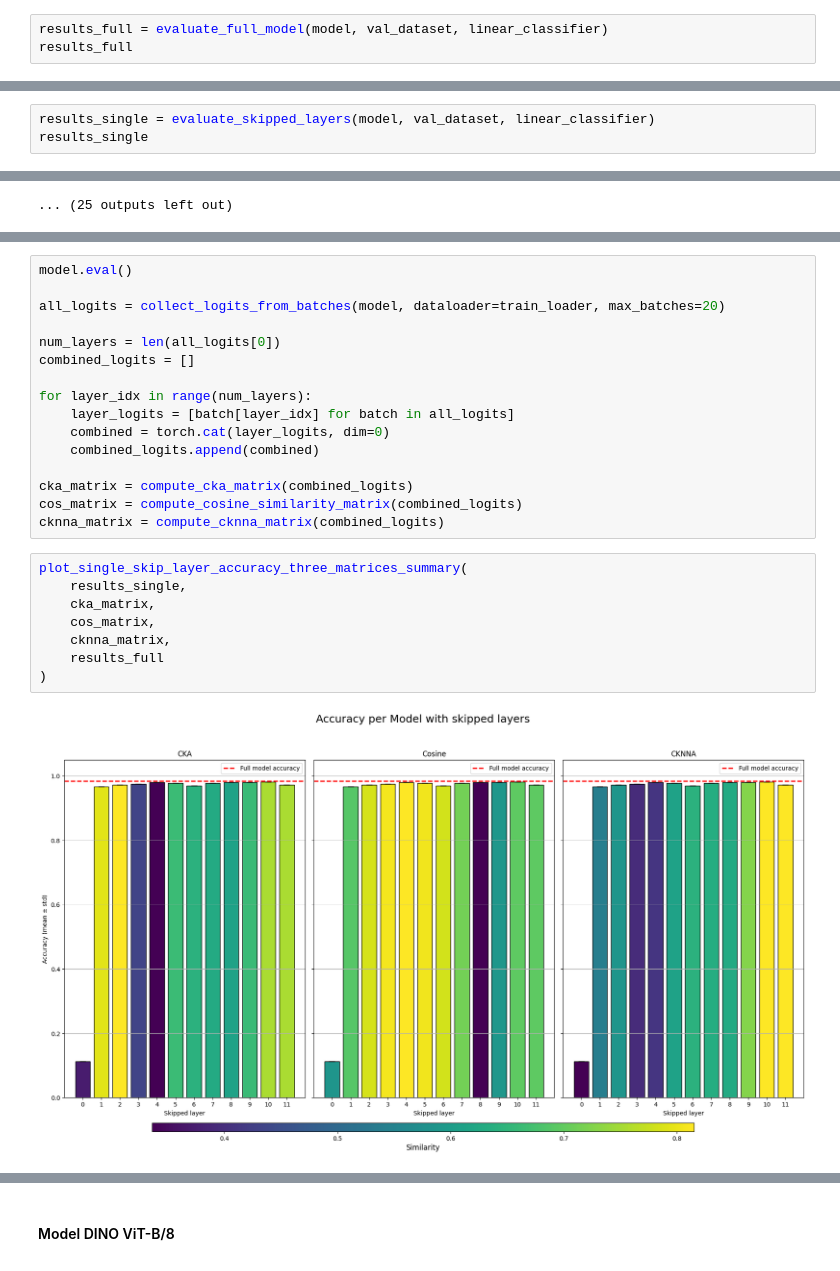
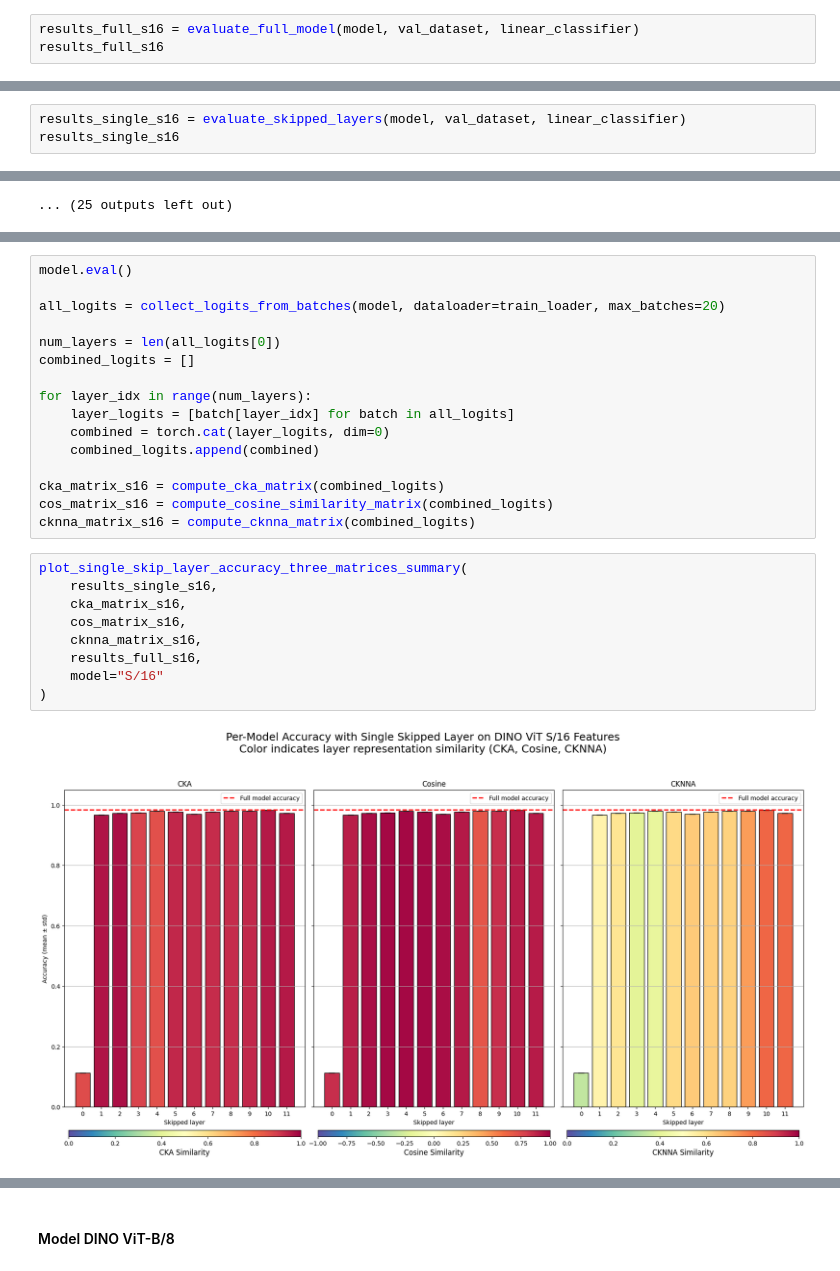
Before and after one commit to kwiatkowskaa/VisualLogitLens, a Jupyter notebook: notebooks/05_analysis_of_layer_skipping_dino_with_linear_probing.ipynb, the cells around one changed output, grey strips where cells are left out. Drawn from its saved outputs; the diff is of its cells as text.

```diff
--- a/notebooks/05_analysis_of_layer_skipping_dino_with_linear_probing.ipynb
+++ b/notebooks/05_analysis_of_layer_skipping_dino_with_linear_probing.ipynb
@@ -949,8 +1136,8 @@ VisionTransformer(
   (head): Identity()
 )
 # %%
-results_full = evaluate_full_model(model, val_dataset, linear_classifier)
-results_full
+results_full_s16 = evaluate_full_model(model, val_dataset, linear_classifier)
+results_full_s16
 # %% [output]
 [INFO] Evaluating full model...
 
@@ -978,8 +1165,8 @@ results_full
    6: 0.0,
    7: 0.0}}]
 # %%
-results_single = evaluate_skipped_layers(model, val_dataset, linear_classifier)
-results_single
+results_single_s16 = evaluate_skipped_layers(model, val_dataset, linear_classifier)
+results_single_s16
 # %% [output]
 [INFO] Evaluating individual skipped layers...
 
@@ -1028,18 +1215,19 @@ for layer_idx in range(num_layers):
     combined = torch.cat(layer_logits, dim=0)
     combined_logits.append(combined)
 
-cka_matrix = compute_cka_matrix(combined_logits)
-cos_matrix = compute_cosine_similarity_matrix(combined_logits)
-cknna_matrix = compute_cknna_matrix(combined_logits)
+cka_matrix_s16 = compute_cka_matrix(combined_logits)
+cos_matrix_s16 = compute_cosine_similarity_matrix(combined_logits)
+cknna_matrix_s16 = compute_cknna_matrix(combined_logits)
 # %%
 plot_single_skip_layer_accuracy_three_matrices_summary(
-    results_single,
-    cka_matrix,
-    cos_matrix,
-    cknna_matrix,
-    results_full
+    results_single_s16,
+    cka_matrix_s16,
+    cos_matrix_s16,
+    cknna_matrix_s16,
+    results_full_s16,
+    model="S/16"
 )
 # %% [output]
-[figure, old version]
+[figure, new version]
 # %%
 plot_single_skip_layer_accuracy_per_class_three_matrices(
```
Also changed, not shown: parts of 36 cells of this notebook.
